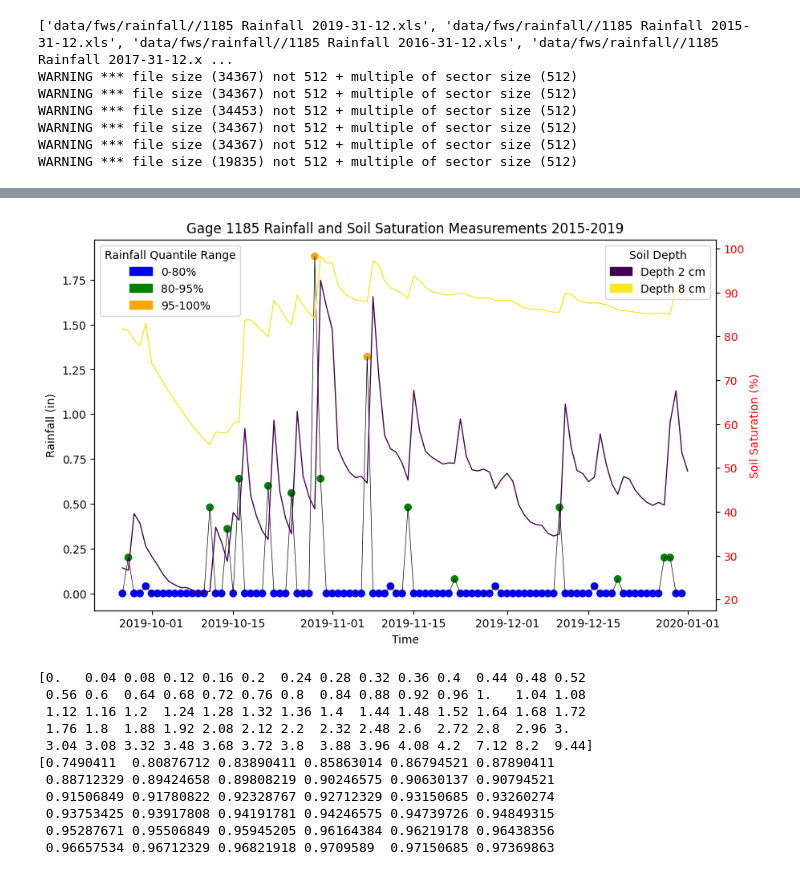
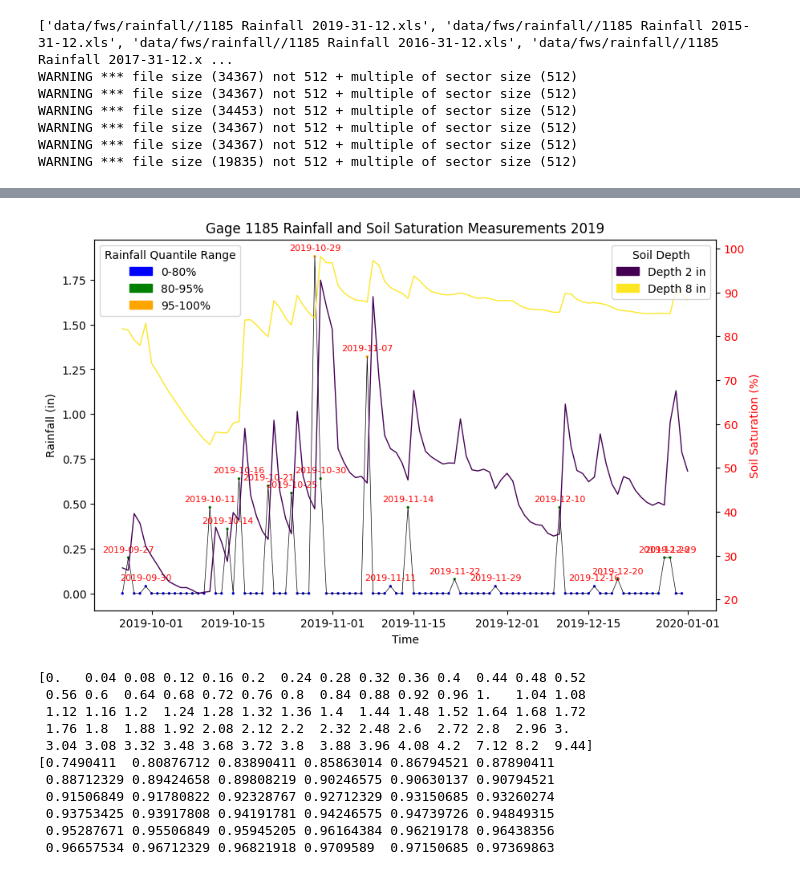
Before and after one commit to cmh17/smap_hb, a Jupyter notebook: cypress_creek/gage_1185_event_selection.ipynb, the cells around one changed output, grey strips where cells are left out. Cells and saved outputs as stored; diff of their text form; code cells hidden in the pictures.

Commit message:
reduce plot size

```diff
--- a/cypress_creek/gage_1185_event_selection.ipynb
+++ b/cypress_creek/gage_1185_event_selection.ipynb
@@ -35,11 +36,10 @@ WARNING *** file size (19835) not 512 + multiple of sector size (512)
 stage_list = ["data/fws/stage//" + f for f in listdir("data/fws/stage") if isfile(join("data/fws/stage", f))]
 print(stage_list)
 
-rainfall = pd.read_excel(rainfall_list[0])
-for xls in rainfall_list[1:]:
+stage = pd.read_excel(stage_list[0])
+for xls in stage_list[1:]:
     xls_file = pd.read_excel(xls)
-    rainfall = pd.concat([rainfall, xls_file], axis=0)
+    stage = pd.concat([stage, xls_file], axis=0)
 
-rainfall = rainfall.sort_values(by='Reading Date From')
-soil_saturation = pd.read_excel("data\\fws\\soil_moisture\\1185 Soil Saturation 2019-31-12.xls")
-soil_saturation = soil_saturation.sort_values(by="Reading Date")
+stage = stage.sort_values(by='Reading Date')
+# print(stage)
@@ -144,40 +324,64 @@ rainfall_subset = rainfall[(rainfall['Reading Date From'] >= soil_saturation['Re
 
 fig, ax1 = plt.subplots(figsize=(10, 6))
 
+# Plot rainfall
 ax1.plot(rainfall_subset["Reading Date From"], rainfall_subset["Rain"], color="black", linewidth=0.5)
 ax1.scatter(rainfall_subset["Reading Date From"], rainfall_subset["Rain"],
-            c=colors[quantiles[(rainfall['Reading Date From'] >= soil_saturation['Reading Date'].min()) &
+            c=rainfall_colors[rainfall_quantiles[(rainfall['Reading Date From'] >= soil_saturation['Reading Date'].min()) &
                                (rainfall['Reading Date From'] <= soil_saturation['Reading Date'].max())]], s=2)
 
+# Set labels for rainfall
 ax1.set_xlabel("Time")
 ax1.set_ylabel("Rainfall (in)", color="black")
 ax1.tick_params(axis='y', labelcolor="black")
 
+# Rainfall legend
 legend_labels = ['0-80%', '80-95%', '95-100%']
-patches = [mpatches.Patch(color=colors[i], label=legend_labels[i]) for i in range(3)]
+patches = [mpatches.Patch(color=rainfall_colors[i], label=legend_labels[i]) for i in range(3)]
 ax1.legend(handles=patches, title="Rainfall Quantile Range", loc='upper left')
 
+# Create a secondary axis for soil saturation
 ax2 = ax1.twinx()
 
+# Get unique soil depths and assign colors
 unique_depths = soil_saturation['Soil Depth'].unique()
-
 depth_colors = plt.cm.viridis(np.linspace(0, 1, len(unique_depths)))
 
+# Plot soil saturation for each depth
 for i, depth in enumerate(unique_depths):
     subset = soil_saturation[soil_saturation['Soil Depth'] == depth]
     ax2.plot(subset["Reading Date"], subset["Soil Saturation"], color=depth_colors[i], linewidth=1, label=f'Depth {depth} in')
 
+# Set labels for soil saturation
 ax2.set_ylabel("Soil Saturation (%)", color="red")
 ax2.tick_params(axis='y', labelcolor="red")
 
+# Legend for soil saturation depths
 depth_patches = [mpatches.Patch(color=depth_colors[i], label=f'Depth {depth} in') for i, depth in enumerate(unique_depths)]
 ax2.legend(handles=depth_patches, title="Soil Depth", loc='upper right')
 
-plt.title("Gage 1185 Rainfall and Soil Saturation Measurements 2015-2019")
+# Add annotations for high quantile rainfall events (optional: adjust if needed)
+high_quantile_dates = rainfall_subset[rainfall_subset["Rain"] >= rainfall["Rain"].quantile(0.8)]
 
+for _, row in high_quantile_dates.iterrows():
+    ax1.annotate(
+        row["Reading Date From"].date(),
+        (row["Reading Date From"], row["Rain"]),
+        textcoords="offset points",
+        xytext=(0, 5),  # Adjust the offset for better visibility
+        ha='center',
+        fontsize=8,
+        color='red'
+    )
+
+# Add title
+plt.title("Gage 1185 Rainfall and Soil Saturation Measurements 2019")
+
+plt.savefig("2019_soil_moisture.png")
+# Show the plot
 plt.show()
 # %% [output]
-[figure, old version]
+[figure, new version]
 # %%
 # look at quantiles of rainfall again
 from scipy import stats
```
Also changed, not shown: parts of 10 cells of this notebook.
